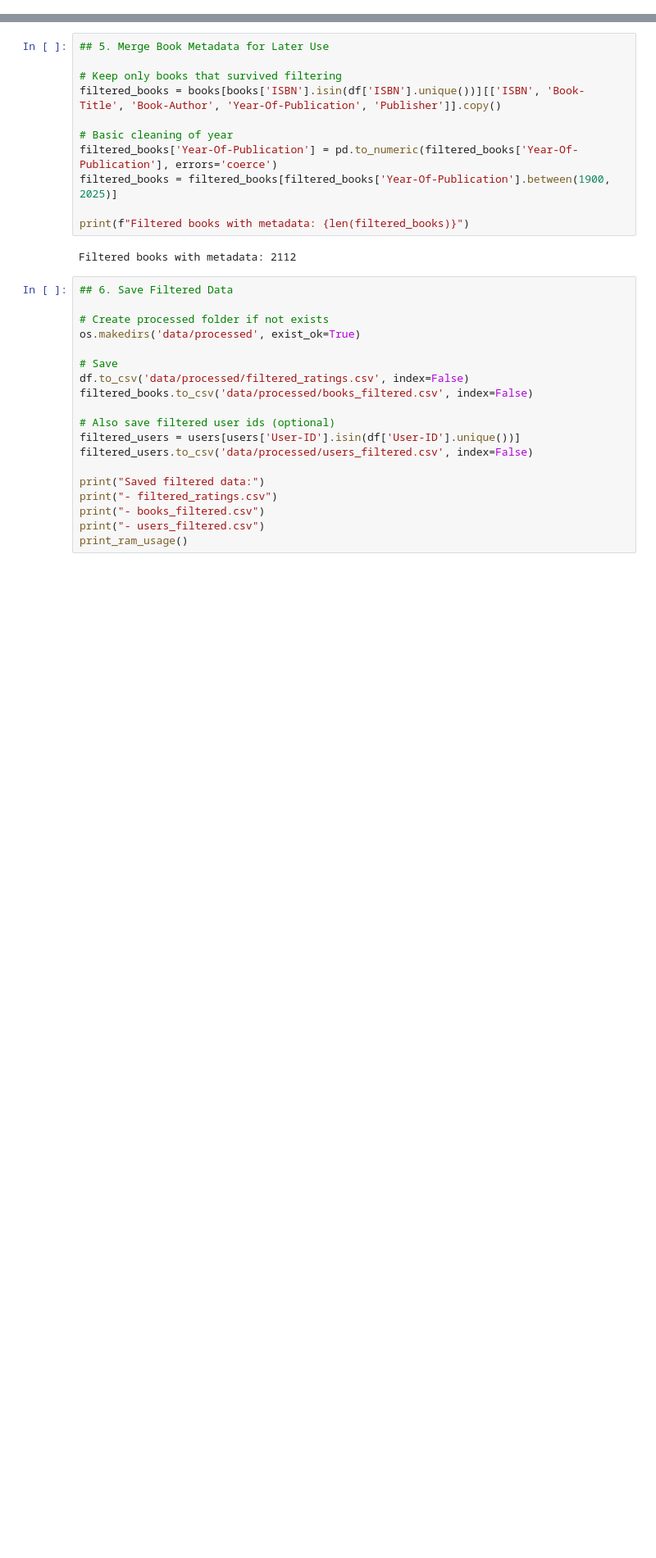
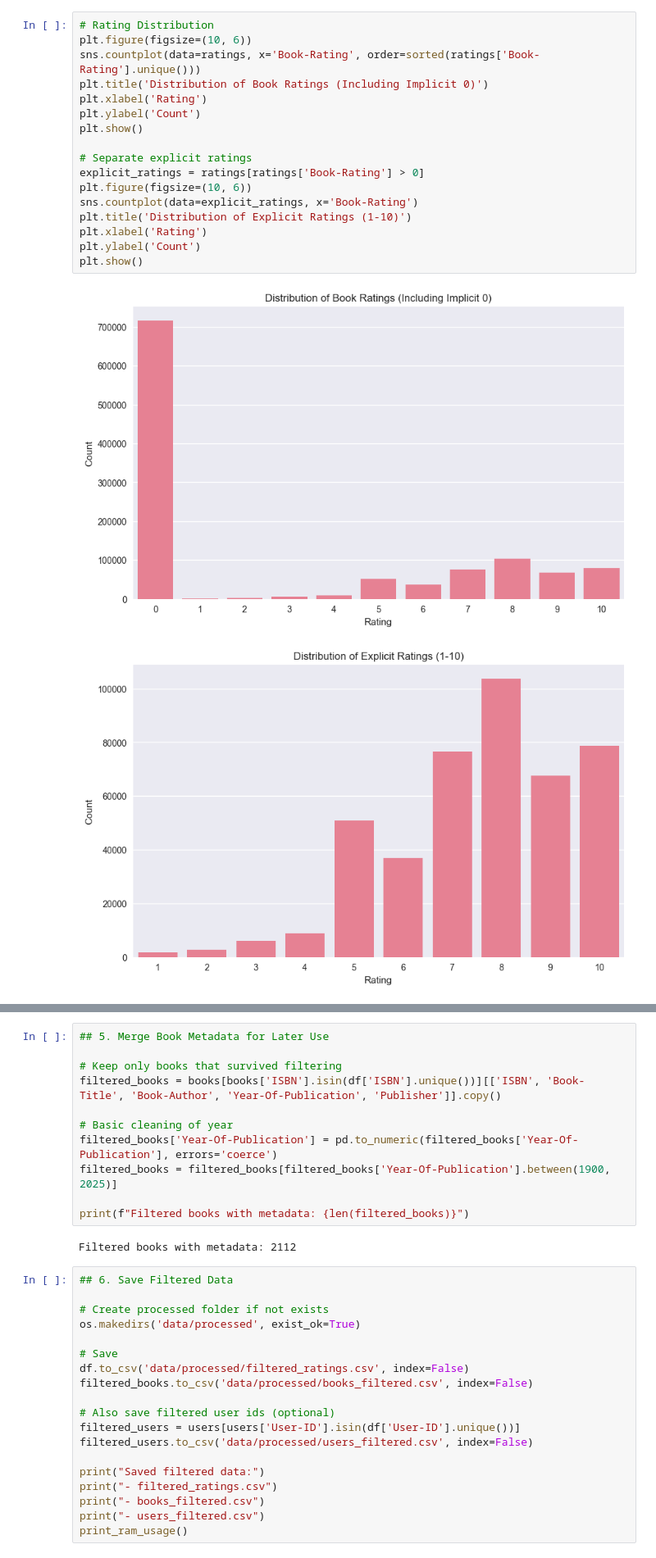
Before and after one commit to Ghionab/ML-project, a Jupyter notebook: Data_Exploration.ipynb, the cells around one changed output, grey strips where cells are left out. Shown at 82% size. Drawn from its saved outputs; the diff is of its cells as text; blank space fills up the shorter version.

```diff
--- a/Data_Exploration.ipynb
+++ b/Data_Exploration.ipynb
@@ -77,0 +140,20 @@ Sparsity of explicit ratings: 0.999994
+# %%
+# Rating Distribution
+plt.figure(figsize=(10, 6))
+sns.countplot(data=ratings, x='Book-Rating', order=sorted(ratings['Book-Rating'].unique()))
+plt.title('Distribution of Book Ratings (Including Implicit 0)')
+plt.xlabel('Rating')
+plt.ylabel('Count')
+plt.show()
+
+# Separate explicit ratings
+explicit_ratings = ratings[ratings['Book-Rating'] > 0]
+plt.figure(figsize=(10, 6))
+sns.countplot(data=explicit_ratings, x='Book-Rating')
+plt.title('Distribution of Explicit Ratings (1-10)')
+plt.xlabel('Rating')
+plt.ylabel('Count')
+plt.show()
+# %% [output]
+[figure, added]
+[figure, added]
```
Also changed, not shown: parts of 11 cells of this notebook.
